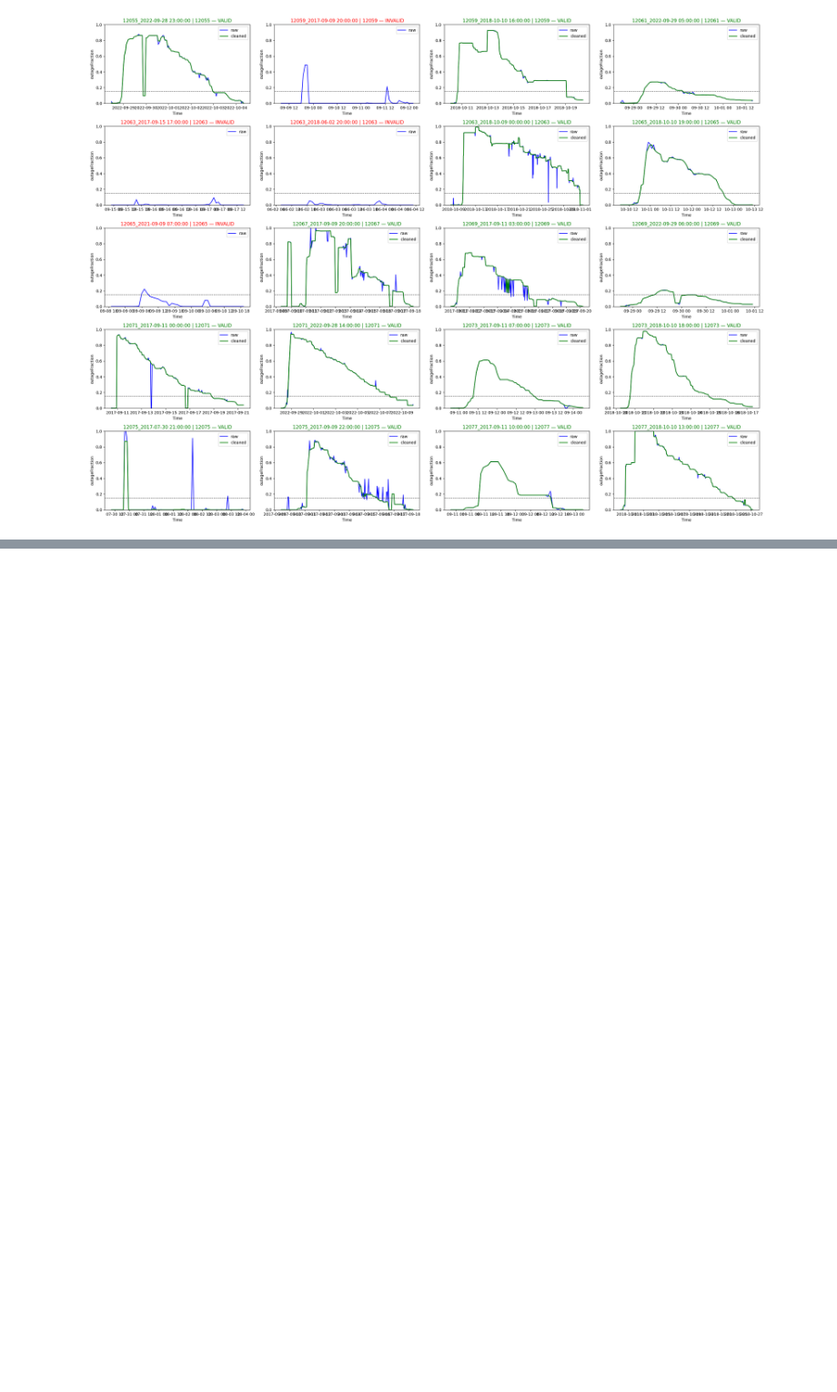
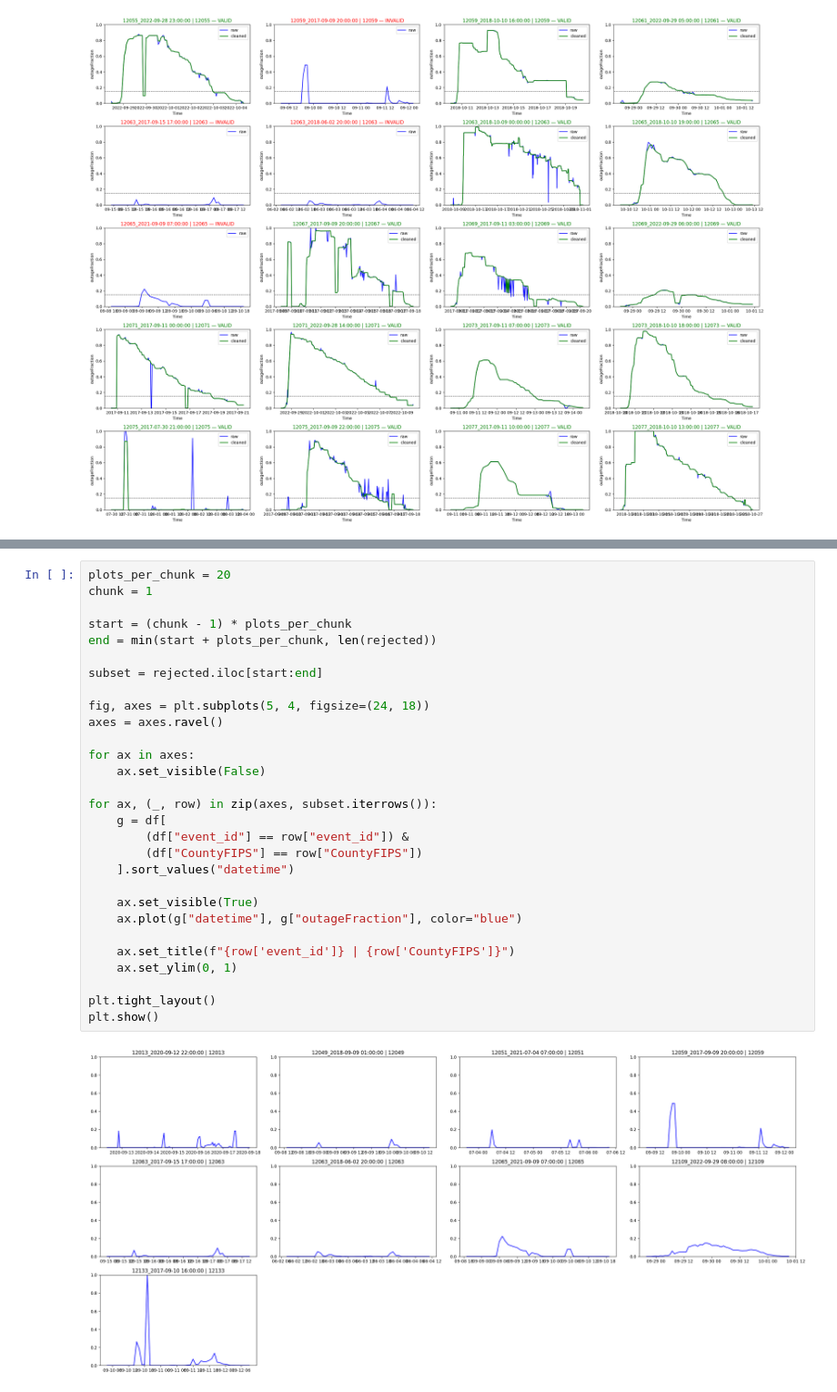
Before and after one commit to lukemccarvill/outage-recovery-forecasting, a Jupyter notebook: python_scripts/filtering_of.ipynb, the cells around one changed output, grey strips where cells are left out. Shown at 91% size. Cells and saved outputs as stored; diff of their text form; blank space fills up the shorter version.

```diff
--- a/python_scripts/filtering_of.ipynb
+++ b/python_scripts/filtering_of.ipynb
@@ -758,0 +825,31 @@ max      1.000000          511.000000
+# %%
+plots_per_chunk = 20
+chunk = 1
+
+start = (chunk - 1) * plots_per_chunk
+end = min(start + plots_per_chunk, len(rejected))
+
+subset = rejected.iloc[start:end]
+
+fig, axes = plt.subplots(5, 4, figsize=(24, 18))
+axes = axes.ravel()
+
+for ax in axes:
+    ax.set_visible(False)
+
+for ax, (_, row) in zip(axes, subset.iterrows()):
+    g = df[
+        (df["event_id"] == row["event_id"]) &
+        (df["CountyFIPS"] == row["CountyFIPS"])
+    ].sort_values("datetime")
+
+    ax.set_visible(True)
+    ax.plot(g["datetime"], g["outageFraction"], color="blue")
+
+    ax.set_title(f"{row['event_id']} | {row['CountyFIPS']}")
+    ax.set_ylim(0, 1)
+
+plt.tight_layout()
+plt.show()
+# %% [output]
+[figure, added]
```
Also changed, not shown: parts of 3 cells of this notebook, 8 other files.
